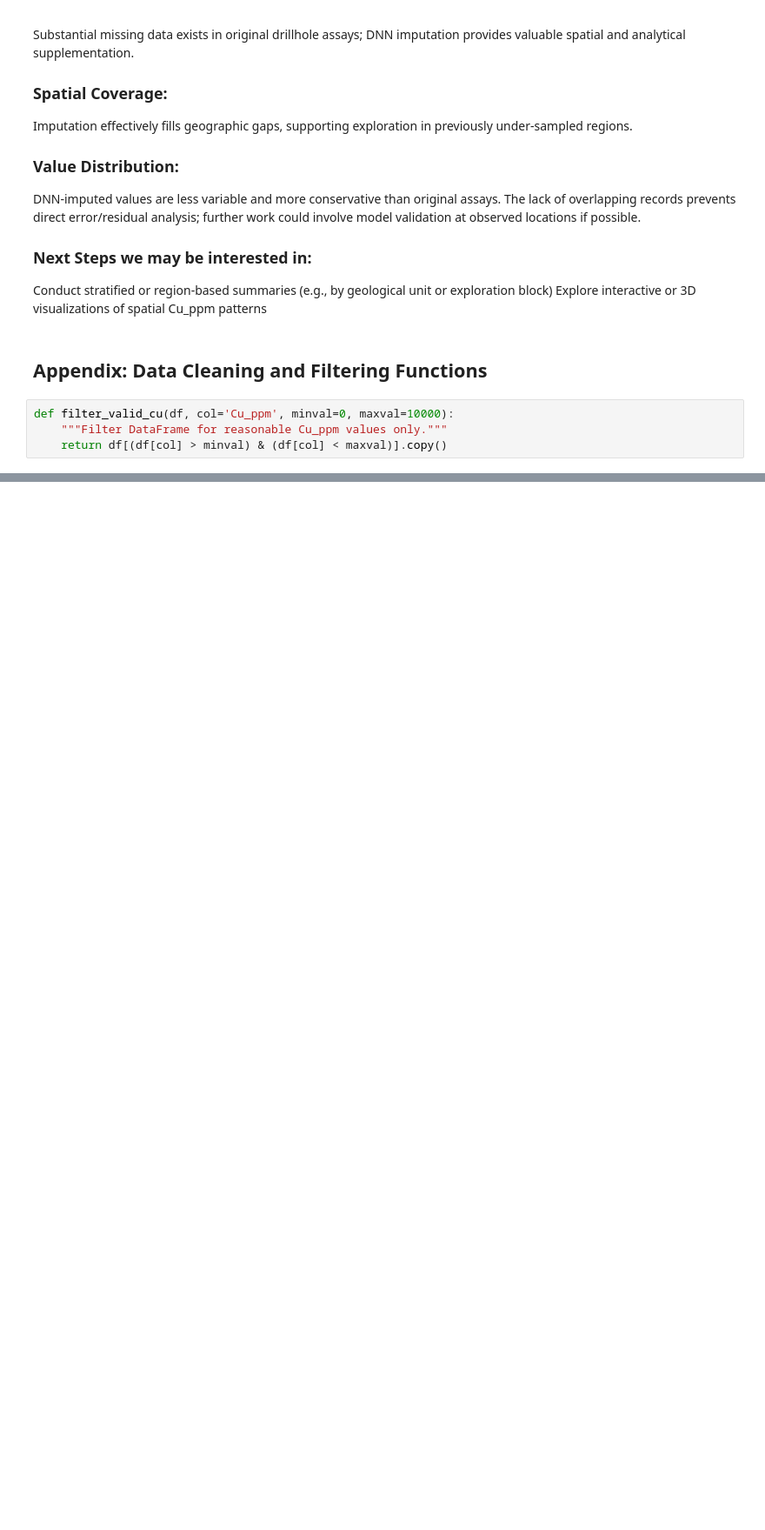
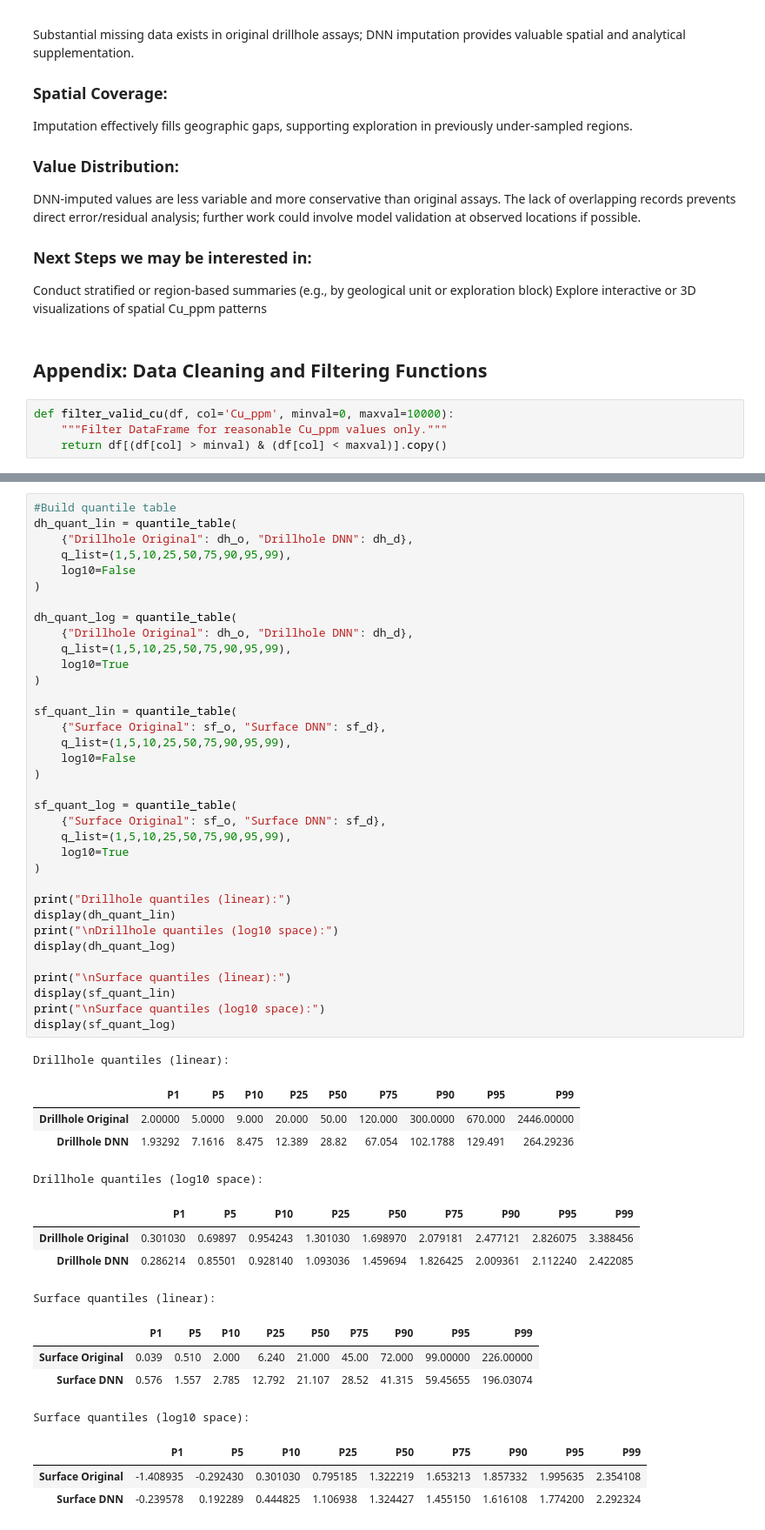
Before and after one commit to zyWang4capstone/Capstone-project-cu-gap-analysis-platform, a Jupyter notebook: notebooks/First-step EDA.ipynb, the cells around one changed output, grey strips where cells are left out. Shown at 87% size. Drawn from its saved outputs; the diff is of its cells as text; blank space fills up the shorter version.

```diff
--- a/notebooks/First-step EDA.ipynb
+++ b/notebooks/First-step EDA.ipynb
@@ -259,0 +422,52 @@ def filter_valid_cu(df, col='Cu_ppm', minval=0, maxval=10000):
+# %%
+#Build quantile table
+dh_quant_lin = quantile_table(
+    {"Drillhole Original": dh_o, "Drillhole DNN": dh_d},
+    q_list=(1,5,10,25,50,75,90,95,99),
+    log10=False
+)
+
+dh_quant_log = quantile_table(
+    {"Drillhole Original": dh_o, "Drillhole DNN": dh_d},
+    q_list=(1,5,10,25,50,75,90,95,99),
+    log10=True
+)
+
+sf_quant_lin = quantile_table(
+    {"Surface Original": sf_o, "Surface DNN": sf_d},
+    q_list=(1,5,10,25,50,75,90,95,99),
+    log10=False
+)
+
+sf_quant_log = quantile_table(
+    {"Surface Original": sf_o, "Surface DNN": sf_d},
+    q_list=(1,5,10,25,50,75,90,95,99),
+    log10=True
+)
+
+print("Drillhole quantiles (linear):")
+display(dh_quant_lin)
+print("\nDrillhole quantiles (log10 space):")
+display(dh_quant_log)
+
+print("\nSurface quantiles (linear):")
+display(sf_quant_lin)
+print("\nSurface quantiles (log10 space):")
+display(sf_quant_log)
+# %% [output]
+Drillhole quantiles (linear):
+|  | P1 | P5 | P10 | P25 | P50 | P75 | P90 | P95 | P99 |
+| Drillhole Original | 2.00000 | 5.0000 | 9.000 | 20.000 | 50.00 | 120.000 | 300.0000 | 670.000 | 2446.00000 |
+| Drillhole DNN | 1.93292 | 7.1616 | 8.475 | 12.389 | 28.82 | 67.054 | 102.1788 | 129.491 | 264.29236 |
+Drillhole quantiles (log10 space):
+|  | P1 | P5 | P10 | P25 | P50 | P75 | P90 | P95 | P99 |
+| Drillhole Original | 0.301030 | 0.69897 | 0.954243 | 1.301030 | 1.698970 | 2.079181 | 2.477121 | 2.826075 | 3.388456 |
+| Drillhole DNN | 0.286214 | 0.85501 | 0.928140 | 1.093036 | 1.459694 | 1.826425 | 2.009361 | 2.112240 | 2.422085 |
+Surface quantiles (linear):
+|  | P1 | P5 | P10 | P25 | P50 | P75 | P90 | P95 | P99 |
+| Surface Original | 0.039 | 0.510 | 2.000 | 6.240 | 21.000 | 45.00 | 72.000 | 99.00000 | 226.00000 |
+| Surface DNN | 0.576 | 1.557 | 2.785 | 12.792 | 21.107 | 28.52 | 41.315 | 59.45655 | 196.03074 |
+Surface quantiles (log10 space):
+|  | P1 | P5 | P10 | P25 | P50 | P75 | P90 | P95 | P99 |
+| Surface Original | -1.408935 | -0.292430 | 0.301030 | 0.795185 | 1.322219 | 1.653213 | 1.857332 | 1.995635 | 2.354108 |
+| Surface DNN | -0.239578 | 0.192289 | 0.444825 | 1.106938 | 1.324427 | 1.455150 | 1.616108 | 1.774200 | 2.292324 |
```
Also changed, not shown: parts of 11 cells of this notebook, 5 other files.
